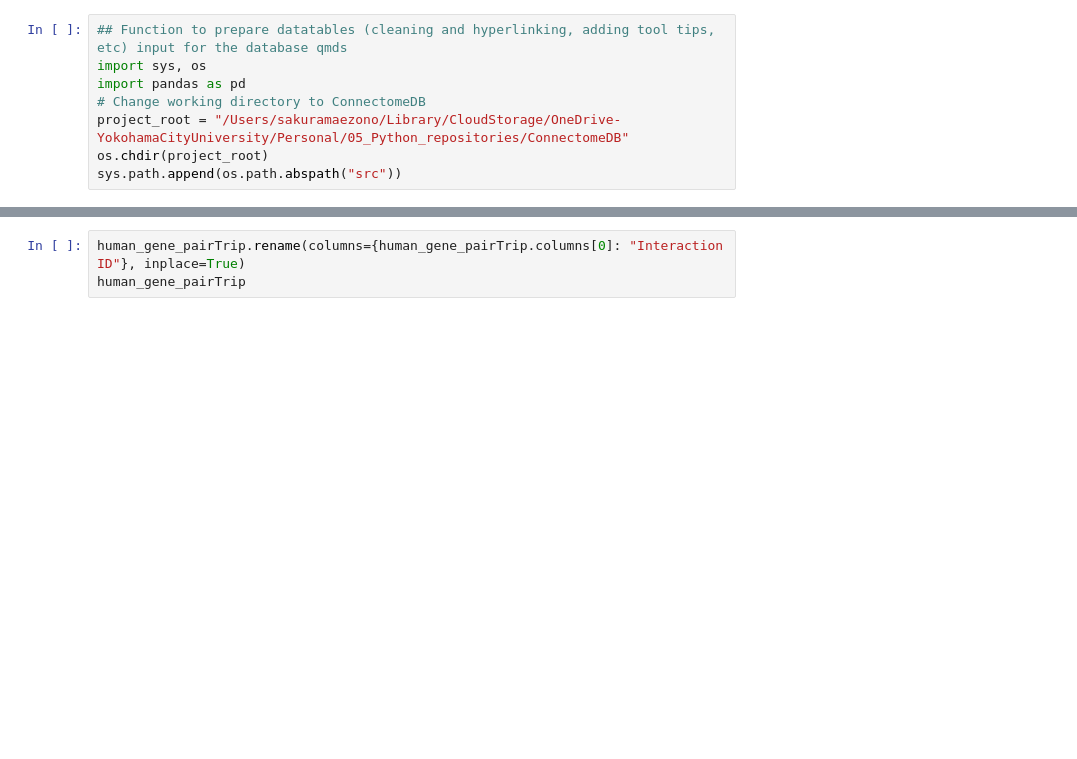
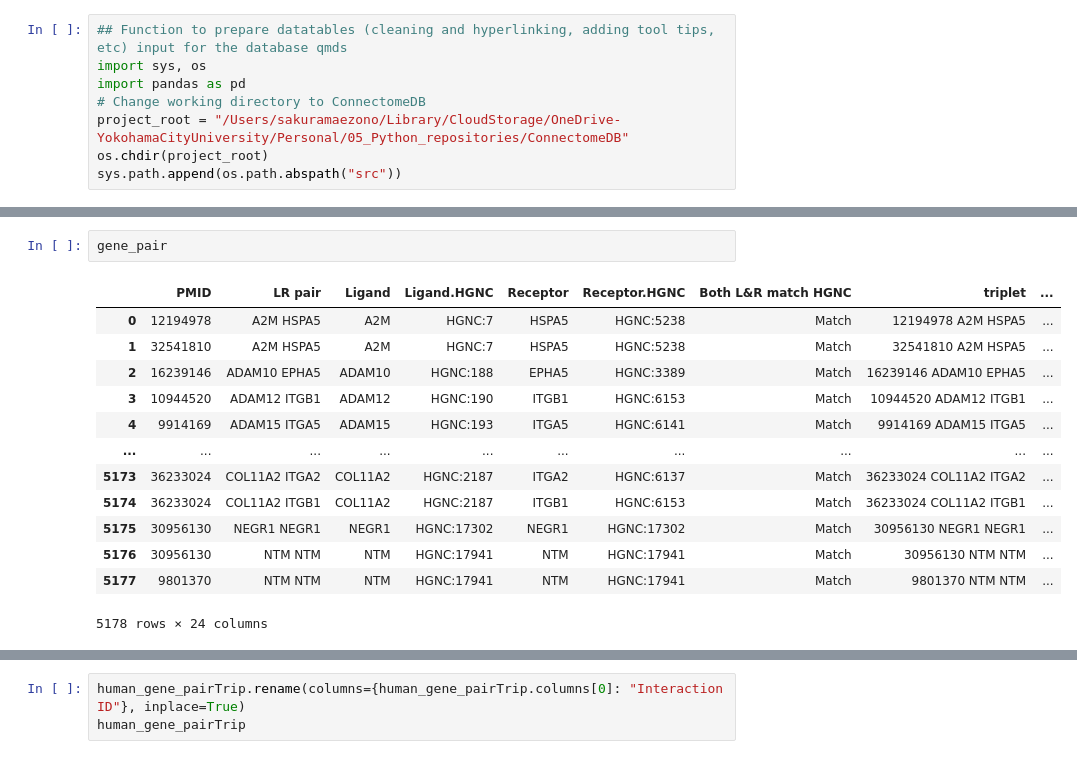
Before and after one commit to bioinfo-YCU/ConnectomeDB, a Jupyter notebook: Python_test.ipynb, the cells around one changed output, grey strips where cells are left out. Saved outputs shown, nothing was run; the diff lists cells and outputs as text; blank space fills up the shorter version.

```diff
--- a/Python_test.ipynb
+++ b/Python_test.ipynb
@@ -63 +76,17 @@ mouse_gene_pair1
+# %%
+gene_pair
+# %% [output]
+|  | PMID | LR pair | Ligand | Ligand.HGNC | Receptor | Receptor.HGNC | Both L&R match HGNC | triplet | ... |
+| 0 | 12194978 | A2M HSPA5 | A2M | HGNC:7 | HSPA5 | HGNC:5238 | Match | 12194978 A2M HSPA5 | ... |
+| 1 | 32541810 | A2M HSPA5 | A2M | HGNC:7 | HSPA5 | HGNC:5238 | Match | 32541810 A2M HSPA5 | ... |
+| 2 | 16239146 | ADAM10 EPHA5 | ADAM10 | HGNC:188 | EPHA5 | HGNC:3389 | Match | 16239146 ADAM10 EPHA5 | ... |
+| 3 | 10944520 | ADAM12 ITGB1 | ADAM12 | HGNC:190 | ITGB1 | HGNC:6153 | Match | 10944520 ADAM12 ITGB1 | ... |
+| 4 | 9914169 | ADAM15 ITGA5 | ADAM15 | HGNC:193 | ITGA5 | HGNC:6141 | Match | 9914169 ADAM15 ITGA5 | ... |
+| ... | ... | ... | ... | ... | ... | ... | ... | ... | ... |
+| 5173 | 36233024 | COL11A2 ITGA2 | COL11A2 | HGNC:2187 | ITGA2 | HGNC:6137 | Match | 36233024 COL11A2 ITGA2 | ... |
+| 5174 | 36233024 | COL11A2 ITGB1 | COL11A2 | HGNC:2187 | ITGB1 | HGNC:6153 | Match | 36233024 COL11A2 ITGB1 | ... |
+| 5175 | 30956130 | NEGR1 NEGR1 | NEGR1 | HGNC:17302 | NEGR1 | HGNC:17302 | Match | 30956130 NEGR1 NEGR1 | ... |
+| 5176 | 30956130 | NTM NTM | NTM | HGNC:17941 | NTM | HGNC:17941 | Match | 30956130 NTM NTM | ... |
+| 5177 | 9801370 | NTM NTM | NTM | HGNC:17941 | NTM | HGNC:17941 | Match | 9801370 NTM NTM | ... |
+5178 rows × 24 columns
 # %%
```
Also changed, not shown: parts of 6 cells of this notebook, 4 other files.
